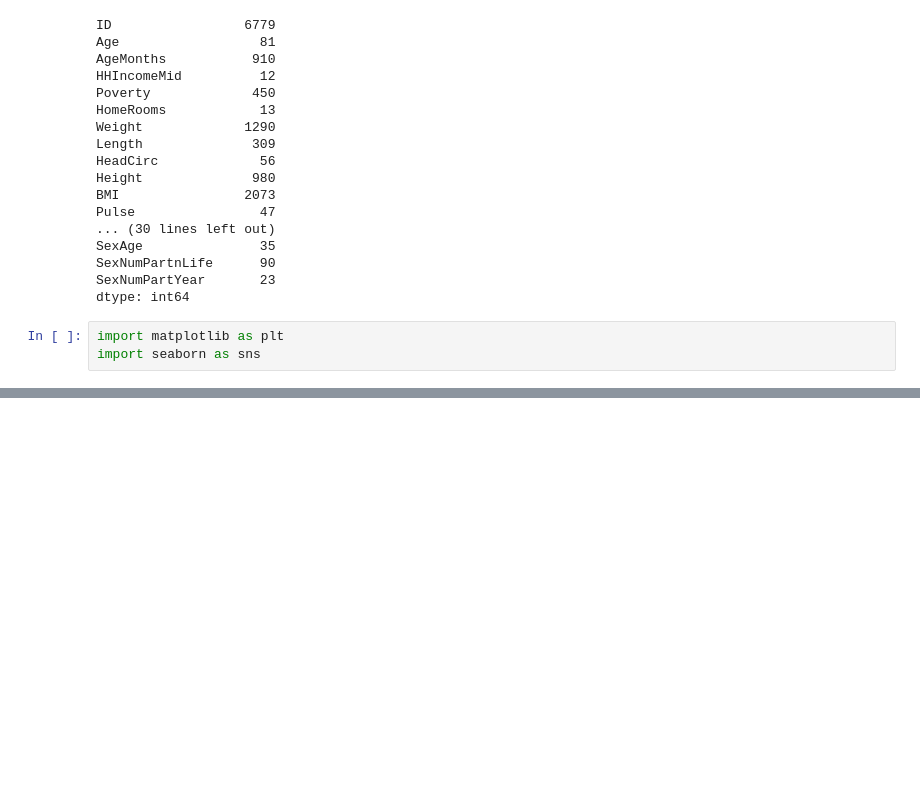
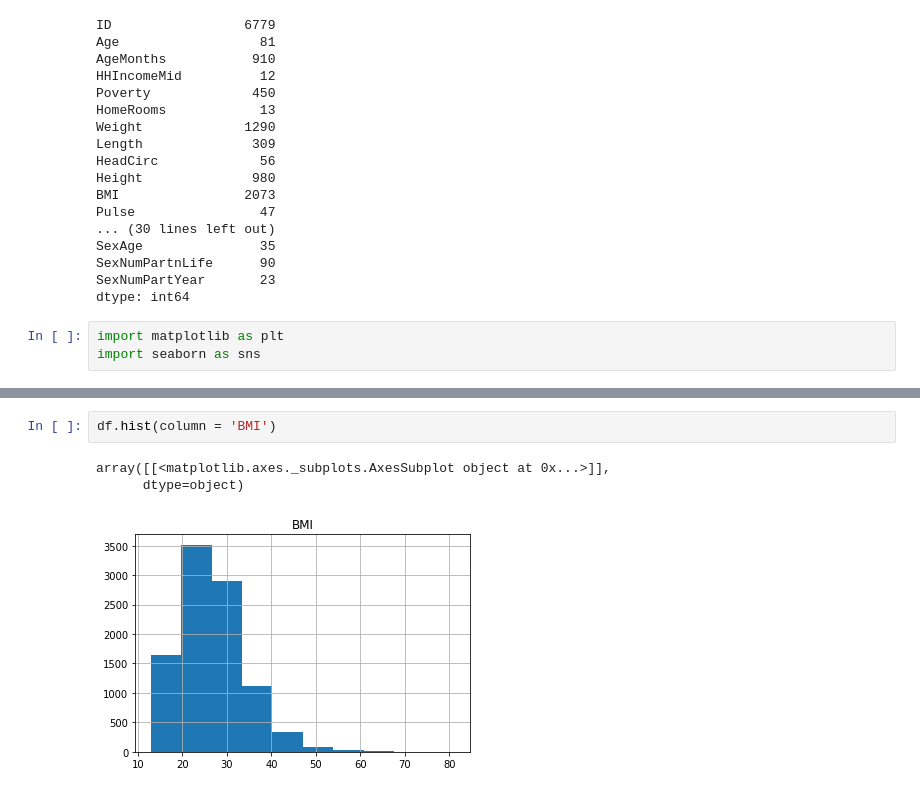
Before and after one commit to beddoed2/QNT755-Project, a Jupyter notebook: QNT755 Project.ipynb, the cells around one changed output, grey strips where cells are left out. Cells and saved outputs as stored; diff of their text form; blank space fills up the shorter version.

```diff
--- a/QNT755 Project.ipynb
+++ b/QNT755 Project.ipynb
@@ -185,0 +192,6 @@ array([[<matplotlib.axes._subplots.AxesSubplot object at 0x...>]],
+# %%
+df.hist(column = 'BMI')
+# %% [output]
+array([[<matplotlib.axes._subplots.AxesSubplot object at 0x...>]],
+      dtype=object)
+[figure, added]
```
Also changed, not shown: parts of 12 cells of this notebook.
